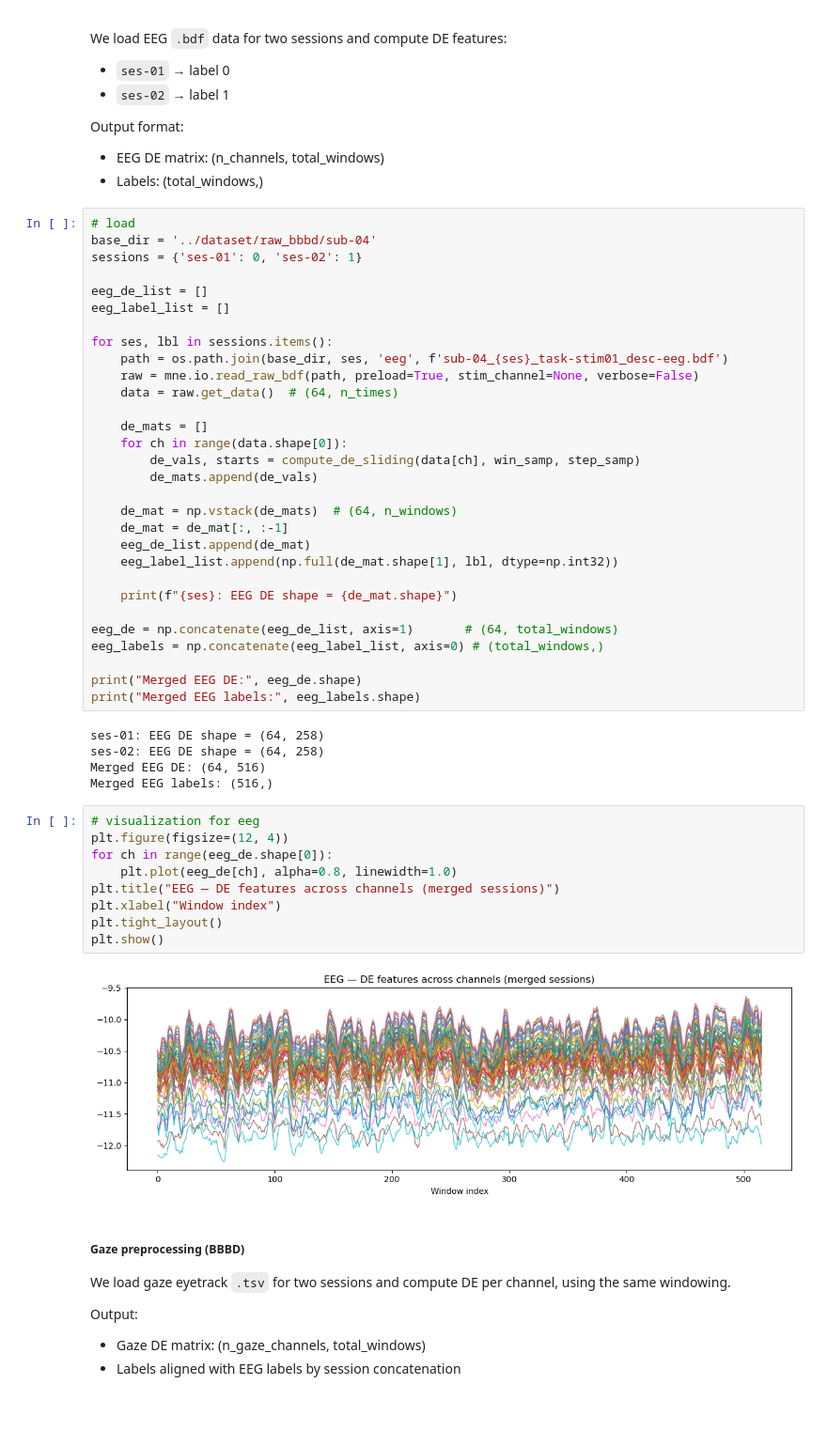
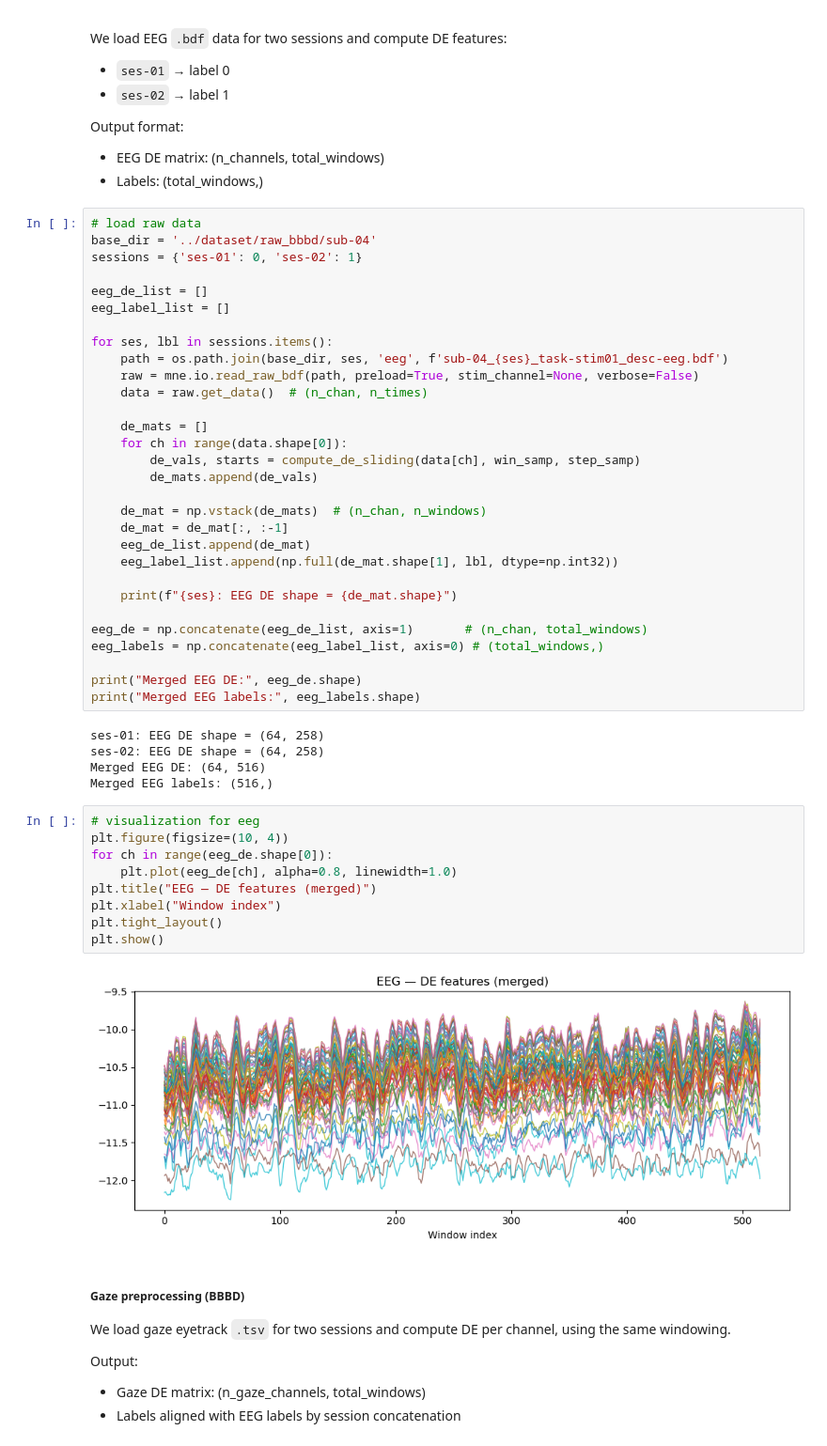
Before and after one commit to Dichter-Jang/dfnn_demo, a Jupyter notebook: demo3_bbbd_data_train_and_eval/demo3_bbbd_data_train_and_eval.ipynb, the cells around one changed output. Shown at 94% size. Drawn from its saved outputs; the diff is of its cells as text; blank space fills up the shorter version.

```diff
--- a/demo3_bbbd_data_train_and_eval/demo3_bbbd_data_train_and_eval.ipynb
+++ b/demo3_bbbd_data_train_and_eval/demo3_bbbd_data_train_and_eval.ipynb
@@ -59,7 +59,7 @@ Output format:
 - EEG DE matrix: (n_channels, total_windows)
 - Labels: (total_windows,)
 # %%
-# load
+# load raw data
 base_dir = '../dataset/raw_bbbd/sub-04'
 sessions = {'ses-01': 0, 'ses-02': 1}
 
@@ -69,21 +69,21 @@ eeg_label_list = []
 for ses, lbl in sessions.items():
     path = os.path.join(base_dir, ses, 'eeg', f'sub-04_{ses}_task-stim01_desc-eeg.bdf')
     raw = mne.io.read_raw_bdf(path, preload=True, stim_channel=None, verbose=False)
-    data = raw.get_data()  # (64, n_times)
+    data = raw.get_data()  # (n_chan, n_times)
 
     de_mats = []
     for ch in range(data.shape[0]):
         de_vals, starts = compute_de_sliding(data[ch], win_samp, step_samp)
         de_mats.append(de_vals)
 
-    de_mat = np.vstack(de_mats)  # (64, n_windows)
+    de_mat = np.vstack(de_mats)  # (n_chan, n_windows)
     de_mat = de_mat[:, :-1]
     eeg_de_list.append(de_mat)
     eeg_label_list.append(np.full(de_mat.shape[1], lbl, dtype=np.int32))
 
     print(f"{ses}: EEG DE shape = {de_mat.shape}")
 
-eeg_de = np.concatenate(eeg_de_list, axis=1)       # (64, total_windows)
+eeg_de = np.concatenate(eeg_de_list, axis=1)       # (n_chan, total_windows)
 eeg_labels = np.concatenate(eeg_label_list, axis=0) # (total_windows,)
 
 print("Merged EEG DE:", eeg_de.shape)
@@ -95,15 +95,15 @@ Merged EEG DE: (64, 516)
 Merged EEG labels: (516,)
 # %%
 # visualization for eeg
-plt.figure(figsize=(12, 4))
+plt.figure(figsize=(10, 4))
 for ch in range(eeg_de.shape[0]):
     plt.plot(eeg_de[ch], alpha=0.8, linewidth=1.0)
-plt.title("EEG — DE features across channels (merged sessions)")
+plt.title("EEG — DE features (merged)")
 plt.xlabel("Window index")
 plt.tight_layout()
 plt.show()
 # %% [output]
-[figure, old version]
+[figure, new version]
 # %% [markdown]
 ##### Gaze preprocessing (BBBD)
 
```
Also changed, not shown: parts of 10 cells of this notebook, 14 other files.
